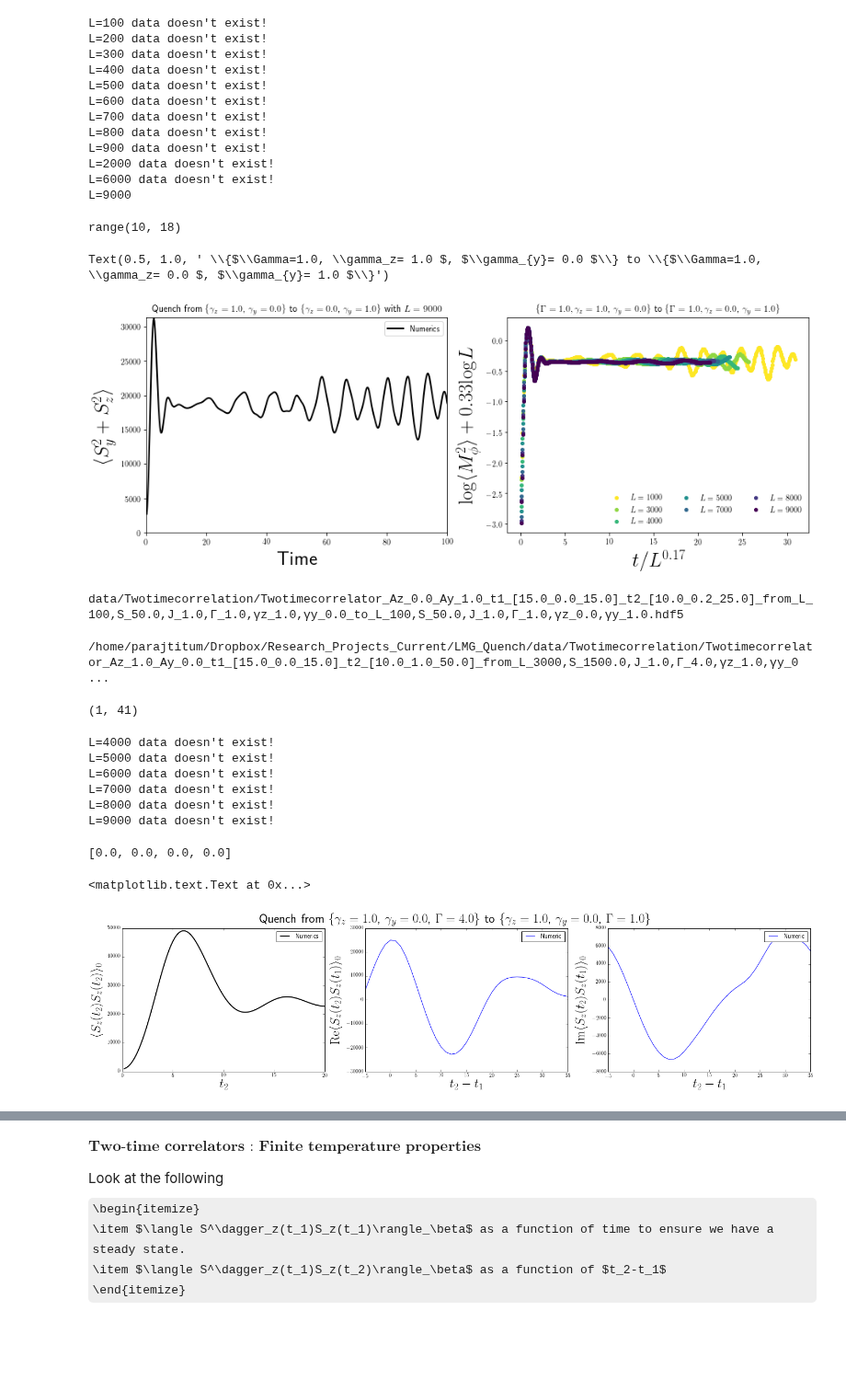
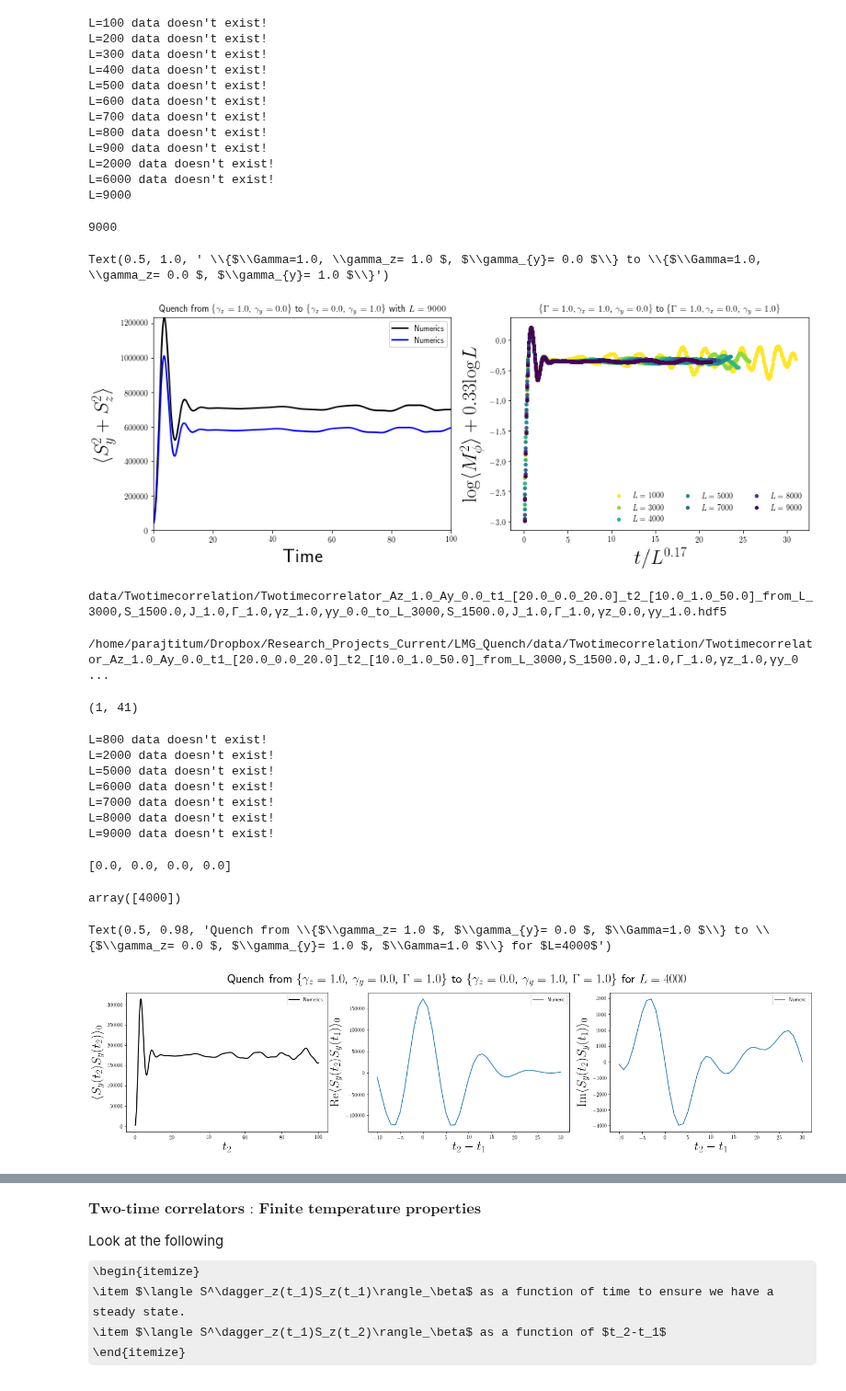
Before and after one commit to paraj003/LMG_quench, a Jupyter notebook: LMG_sim.ipynb, the cells around one changed output, grey strips where cells are left out. Shown at 92% size. Saved outputs shown, nothing was run; the diff lists cells and outputs as text; code cells hidden in the pictures; some formulas as TeX source; blank space fills up the shorter version.

```diff
--- a/LMG_sim.ipynb
+++ b/LMG_sim.ipynb
@@ -991,11 +991,14 @@ Nsteps=int(Tf/dt)
 tarr=np.arange(dt,Tf+dt,dt) #for calculating <Sϕ(t)Sϕ(t)>
 #two-time correlator definitions
 Larr=np.concatenate([np.arange(100,1100,100),np.arange(2000,10000,1000)])
-t1arr=np.array([15.])
+t1arr=np.array([20.])
 t2arr=np.linspace(10,50,int((50-10)/1.0)+1)
-Azf=0.
-Ayf=1.
+Azf=1.
+Ayf=0.
 # %%
+L=3000
+paramvals0=LMG.Ham_params(N=L,S=L/2,J=1.,γz=1.,γy=0.,Γ=1.)
+paramvalsf=LMG.Ham_params(N=L,S=L/2,J=1.,γz=0.,γy=1.,Γ=1.)
 #calcualte ground state and quench hamiltonian definitions
 Ham=LMG.LMG_generateHam(paramvals0)
 GSenergy,vec=spla.eigs(Ham,k=1,which="SR")
@@ -1062,23 +1065,24 @@ L=900 data doesn't exist!
 L=2000 data doesn't exist!
 L=6000 data doesn't exist!
 L=9000
-# %%
-range(10,10+np.size(Larr_nonzero[10:]))
-# %% [output]
-range(10, 18)
+# %%
+L
+# %% [output]
+9000
 # %%
 plt.figure(figsize=(15,5))
 #plotting
 #plt.plot(tarr,Sϕ2vals_nonzero,'-',color='blue',linewidth=2,label='$\\langle S_z^2(t)+ S_y^2(t)\\rangle$')
 plt.subplot(1,2,1)
-plt.plot(tarr,Sϕ2vals_nonzero[:,0],'-',color='black',linewidth=2,label='Numerics')#'$\\langle S_z^2(t)\\rangle$')
+plt.plot(tarr,Sϕ2vals_nonzero[:,-1],'-',color='black',linewidth=2,label='Numerics')#'$\\langle S_z^2(t)\\rangle$')
+plt.plot(tarr,Sϕ2vals_nonzero[:,-2],'-',color='blue',linewidth=2,label='Numerics')
 #plt.plot(tarr,Sy2vals_nonzero,'-',color='red',linewidth=2,label='$\\langle S_y^2(t)\\rangle$')
 #plt.plot(np.linspace(0,Tf,1000),Szt,color='blue',label='Holstein-Primakoff',linewidth=1.5)
 #plt.axhline(Sz2inf,linestyle='dashed',color= 'black',label='$t=\\infty$ avg',linewidth=2)
 plt.xlabel("Time",fontsize=25)
 plt.ylabel("$\\langle S_y^2+S_z^2\\rangle$",fontsize=25)#"+S_y^2\\rangle$",fontsize=25)
 plt.xlim(0,tarr[-1])
-plt.ylim(0,np.max(Sϕ2vals_nonzero[:,0])+100)
+plt.ylim(0,np.max(Sϕ2vals_nonzero[:,-1])+100)
 plt.legend(numpoints=1,loc=1)#bbox_to_anchor=(1.5,1))
 plt.title('Quench from \\{$\\gamma_z= %.1f $, $\\gamma_{y}= %.1f $\\} to \\{$\\gamma_z= %.1f $, $\\gamma_{y}= %.1f $\\} with $L=%d$'%(paramvals0.γz,paramvals0.γy, paramvalsf.γz,paramvalsf.γy,L))
 #figcaption("Time-dependence of the total spin for a system size $L=1000$ with the quench parameters shown in the figure. ")
@@ -1098,4 +1102,4 @@ plt.legend(loc=4,numpoints=1,ncol=3,frameon=False)
 plt.title(' \\{$\Gamma=%.1f, \\gamma_z= %.1f $, $\\gamma_{y}= %.1f $\\} to \\{$\\Gamma=%.1f, \\gamma_z= %.1f $, $\\gamma_{y}= %.1f $\\}'%(paramvals0.Γ,paramvals0.γz,paramvals0.γy, paramvalsf.Γ,paramvalsf.γz,paramvalsf.γy))
 # %% [output]
 Text(0.5, 1.0, ' \\{$\\Gamma=1.0, \\gamma_z= 1.0 $, $\\gamma_{y}= 0.0 $\\} to \\{$\\Gamma=1.0, \\gamma_z= 0.0 $, $\\gamma_{y}= 1.0 $\\}')
-[figure, old version]
+[figure, new version]
@@ -1104,21 +1110,21 @@ Text(0.5, 1.0, ' \\{$\\Gamma=1.0, \\gamma_z= 1.0 $, $\\gamma_{y}= 0.0 $\\} to \\
 correlationmat=LMG.twotimecorrelation(paramvals0,t1arr,t2arr,GState,energyf,vecf,Azf,Ayf)
 LMG.save_data_twotimecorrelation(paramvals0,paramvalsf,correlationmat,t1arr,t2arr,Azf,Ayf)
 # %% [output]
-data/Twotimecorrelation/Twotimecorrelator_Az_0.0_Ay_1.0_t1_[15.0_0.0_15.0]_t2_[10.0_0.2_25.0]_from_L_100,S_50.0,J_1.0,Γ_1.0,γz_1.0,γy_0.0_to_L_100,S_50.0,J_1.0,Γ_1.0,γz_0.0,γy_1.0.hdf5
+data/Twotimecorrelation/Twotimecorrelator_Az_1.0_Ay_0.0_t1_[20.0_0.0_20.0]_t2_[10.0_1.0_50.0]_from_L_3000,S_1500.0,J_1.0,Γ_1.0,γz_1.0,γy_0.0_to_L_3000,S_1500.0,J_1.0,Γ_1.0,γz_0.0,γy_1.0.hdf5
 # %%
 directory1='data/Twotimecorrelation/'
 directory2='/home/paraj/Dropbox/Research_Projects_Current/LMG_Quench/data/Twotimecorrelation/'
 directory5='/home/parajtitum/Dropbox/Research_Projects_Current/LMG_Quench/data/Twotimecorrelation/'
 L=3000
-paramvals0=LMG.Ham_params(N=L,S=L/2,J=1.,γz=1.,γy=0.,Γ=4.)
-paramvalsf=LMG.Ham_params(N=L,S=L/2,J=1.,γz=1,γy=0.,Γ=1.)
+paramvals0=LMG.Ham_params(N=L,S=L/2,J=1.,γz=1.,γy=0.,Γ=1.)
+paramvalsf=LMG.Ham_params(N=L,S=L/2,J=1.,γz=0.,γy=1.,Γ=1.)
 filename1=directory5+'Twotimecorrelator_Az_1.0_Ay_0.0_t1_'+LMG.arrtostr(t1arr)+'_t2_'+LMG.arrtostr(t2arr)+'_from_'+paramvals0.paramstr()+'_to_'+paramvalsf.paramstr()+'.hdf5'
 print(filename1)
 with h5py.File(filename1, "r") as f:
     correlationzarr= f["correlationarr"][...]
 np.shape(correlationzarr)
 # %% [output]
-/home/parajtitum/Dropbox/Research_Projects_Current/LMG_Quench/data/Twotimecorrelation/Twotimecorrelator_Az_1.0_Ay_0.0_t1_[15.0_0.0_15.0]_t2_[10.0_1.0_50.0]_from_L_3000,S_1500.0,J_1.0,Γ_4.0,γz_1.0,γy_0 ...
+/home/parajtitum/Dropbox/Research_Projects_Current/LMG_Quench/data/Twotimecorrelation/Twotimecorrelator_Az_1.0_Ay_0.0_t1_[20.0_0.0_20.0]_t2_[10.0_1.0_50.0]_from_L_3000,S_1500.0,J_1.0,Γ_1.0,γz_1.0,γy_0 ...
 (1, 41)
 # %%
 #load two time correlation <Sϕ(t2)Sϕ(t1)> from file
@@ -1130,8 +1136,8 @@ correlationzvals=np.zeros((np.size(t2arr),np.size(Larr)),dtype=complex)
 deletelist=np.array([],dtype=int)
 for L,p in zip(Larr,range(np.size(Larr))):
     #print('L='+str(L))#, end='\r', flush=True)
-    paramvals0=LMG.Ham_params(N=L,S=L/2,J=1.,γz=1.,γy=0.,Γ=4.)
-    paramvalsf=LMG.Ham_params(N=L,S=L/2,J=1.,γz=1,γy=0.,Γ=1.)
+    paramvals0=LMG.Ham_params(N=L,S=L/2,J=1.,γz=1.,γy=0.,Γ=1.)
+    paramvalsf=LMG.Ham_params(N=L,S=L/2,J=1.,γz=0.,γy=1.,Γ=1.)
     #load Sz^2 data
     filename1=directory5+'Twotimecorrelator_Az_1.0_Ay_0.0_t1_'+LMG.arrtostr(t1arr)+'_t2_'+LMG.arrtostr(t2arr)+'_from_'+paramvals0.paramstr()+'_to_'+paramvalsf.paramstr()+'.hdf5'
     #load Sy^2 data
@@ -1150,9 +1156,10 @@ for L,p in zip(Larr,range(np.size(Larr))):
         correlationyvals[:,p]=correlationyarr
 correlationzvals_nonzero=np.delete(correlationzvals,deletelist,axis=1)
 correlationyvals_nonzero=np.delete(correlationyvals,deletelist,axis=1)
-Larr_nonzero=np.delete(Larr,deletelist,axis=0)
+Larr_nonzero2=np.delete(Larr,deletelist,axis=0)
 # %% [output]
-L=4000 data doesn't exist!
+L=800 data doesn't exist!
+L=2000 data doesn't exist!
 L=5000 data doesn't exist!
 L=6000 data doesn't exist!
 L=7000 data doesn't exist!
@@ -1170,30 +1177,34 @@ analytic_correlation_real=(L/2)*(1/(4*ω0t))*(1+(ω0t/ωt)**2)*np.cos(ω*(t2arr-
 analytic_correlation_imag=-2*(L/2)*(1/(ω))*np.sin(ω*(t2arr-t1arr[0]))
 # %% [output]
 [0.0, 0.0, 0.0, 0.0]
+# %%
+Larr_nonzero[]
+# %% [output]
+array([4000])
 # %%
 #plotting time dependence
 plt.figure(figsize=[24,5])
 plt.subplot(1,3,1)
-plt.plot(tarr,Sz2vals_nonzero[:,-1],'-',color='black',linewidth=2,label='Numerics')#'$\\langle S_z^2(t)\\rangle$')
+plt.plot(tarr,Sy2vals_nonzero[:,Larr_nonzero==Larr_nonzero2[-1]],'-',color='black',linewidth=2,label='Numerics')#'$\\langle S_z^2(t)\\rangle$')
 #plt.plot(t2arr,np.real(magnetizationmat),'o',label='Magnetization')
 #plt.plot(t2arr,analytic_mag,label='Analytic')
 plt.xlabel('$t_2$',fontsize=25)
-plt.ylabel('$\\langle S_z(t_2)S_z(t_2)\\rangle_0$',fontsize=25)
+plt.ylabel('$\\langle S_y(t_2)S_y(t_2)\\rangle_0$',fontsize=25)
 plt.legend()
 plt.subplot(1,3,2)
-plt.plot(t2arr-t1arr[0],np.real(correlationzvals[:,-1]),'-',label='Numeric')
+plt.plot(t2arr-t1arr[0],np.real(correlationyvals_nonzero[:,-1]),'-',label='Numeric')
 #plt.plot(t2arr-t1arr[0],analytic_correlation_real,label='Analytic')
 plt.xlabel('$t_2-t_1$',fontsize=25)
-plt.ylabel('${\\rm Re}\\langle S_z(t_2)S_z(t_1)\\rangle_0$',fontsize=25)
+plt.ylabel('${\\rm Re}\\langle S_y(t_2)S_y(t_1)\\rangle_0$',fontsize=25)
 plt.legend()
 plt.subplot(1,3,3)
-plt.plot(t2arr-t1arr[0],np.imag(correlationzvals[:,-1]),'-',label='Numeric')
+plt.plot(t2arr-t1arr[0],np.imag(correlationyvals_nonzero[:,-1]),'-',label='Numeric')
 #plt.plot(t2arr-t1arr[0],analytic_correlation_imag,label='Analytic')
 plt.xlabel('$t_2-t_1$',fontsize=25)
-plt.ylabel('${\\rm Im}\\langle S_z(t_2)S_z(t_1)\\rangle_0$',fontsize=25)
+plt.ylabel('${\\rm Im}\\langle S_y(t_2)S_y(t_1)\\rangle_0$',fontsize=25)
 plt.legend()#bbox_to_anchor=(1.95,0.5),fontsize=25)
-plt.suptitle('Quench from \\{$\\gamma_z= %.1f $, $\\gamma_{y}= %.1f $, $\Gamma=%.1f $\\} to \\{$\\gamma_z= %.1f $, $\\gamma_{y}= %.1f $, $\Gamma=%.1f $\\}'%(paramvals0.γz,paramvals0.γy,paramvals0.Γ, paramvalsf.γz,paramvalsf.γy,paramvalsf.Γ),fontsize=25)
+plt.suptitle('Quench from \\{$\\gamma_z= %.1f $, $\\gamma_{y}= %.1f $, $\Gamma=%.1f $\\} to \\{$\\gamma_z= %.1f $, $\\gamma_{y}= %.1f $, $\Gamma=%.1f $\\} for $L=%d$'%(paramvals0.γz,paramvals0.γy,paramvals0.Γ, paramvalsf.γz,paramvalsf.γy,paramvalsf.Γ,Larr_nonzero2[-1]),fontsize=25)
 # %% [output]
-<matplotlib.text.Text at 0x...>
+Text(0.5, 0.98, 'Quench from \\{$\\gamma_z= 1.0 $, $\\gamma_{y}= 0.0 $, $\\Gamma=1.0 $\\} to \\{$\\gamma_z= 0.0 $, $\\gamma_{y}= 1.0 $, $\\Gamma=1.0 $\\} for $L=4000$')
-[figure, old version]
+[figure, new version]
 # %%
```
Also changed, not shown: parts of 5 cells of this notebook.
